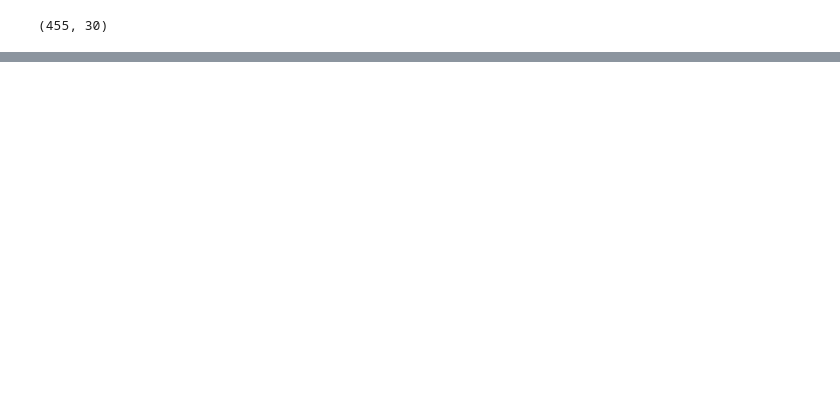
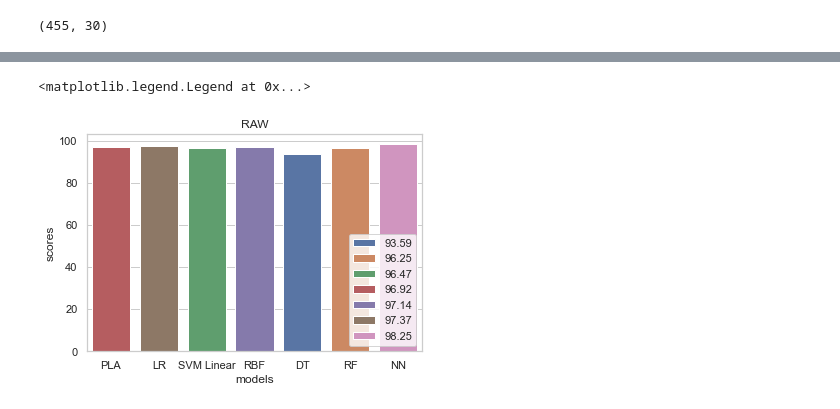
Before and after one commit to muhammed-oztel/CSE4088_ML_Term_Project, a Jupyter notebook: data.ipynb, the cells around one changed output, grey strips where cells are left out. Cells and saved outputs as stored; diff of their text form; code cells hidden in the pictures; blank space fills up the shorter version.

```diff
--- a/data.ipynb
+++ b/data.ipynb
@@ -338,4 +348,5 @@ Epoch 8/8
 # %%
 score = model.evaluate(X_test, y_test, batch_size=16) # 16 - 0.974286, 32 - 0.968571
 print("score = ", score)
+scores.append(round(score[1]*100,2))
 # %% [output]
@@ -343,0 +355,9 @@ score =  [0.058317944407463074, 0.9912280440330505]
+# %%
+models = ["PLA", "LR", "SVM Linear", "RBF", "DT", "RF", "NN"]
+sns.set_theme(style="whitegrid")
+df = pd.DataFrame({'models': models, 'scores': scores})
+ax = sns.barplot(x="models", y="scores", data=df,hue="scores", dodge=False).set_title("RAW")
+plt.legend(loc="lower right")
+# %% [output]
+<matplotlib.legend.Legend at 0x...>
+[figure, added]
```
Also changed, not shown: parts of 9 cells of this notebook, 11 other files.
